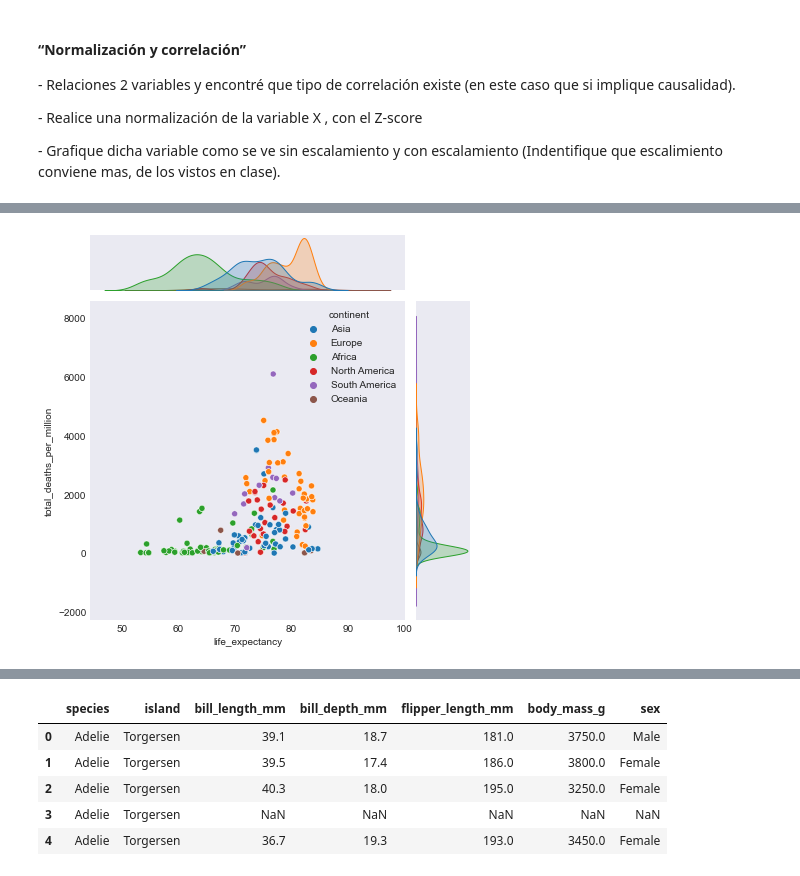
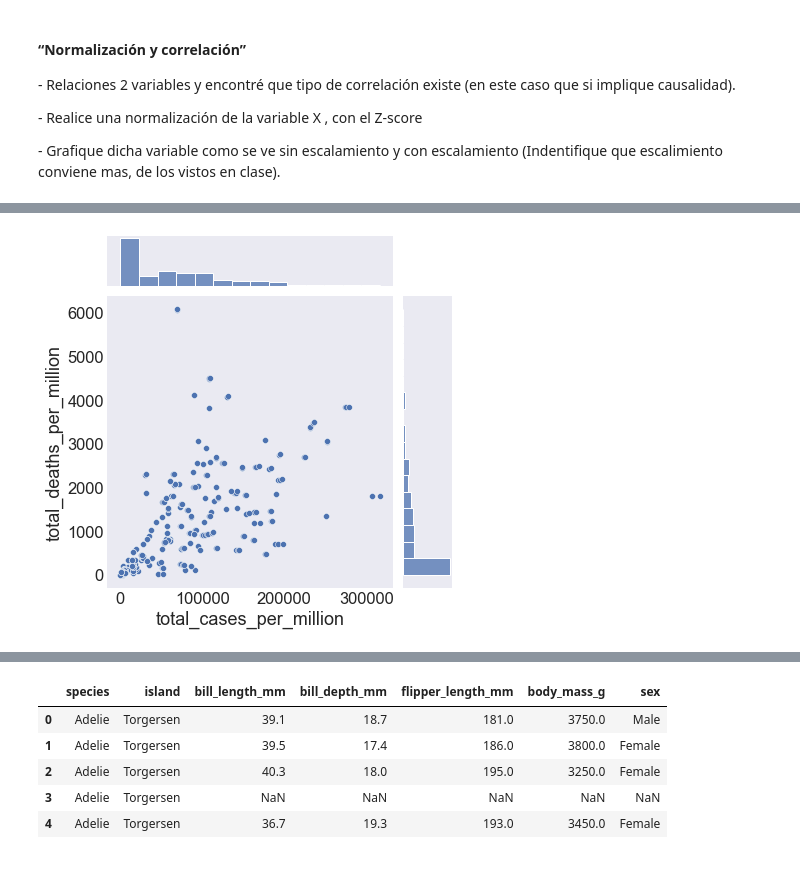
Before and after one commit to ClduranGuajardo/Curso_Ciencia_de_Datos_Kibernum, a Jupyter notebook: Evaluacion_Final_M4_Claudio_Duran/Evaluacion_Final_M4_Claudio_Duran.ipynb, the cells around one changed output, grey strips where cells are left out. Saved outputs shown, nothing was run; the diff lists cells and outputs as text; code cells hidden in the pictures.

```diff
--- a/Evaluacion_Final_M4_Claudio_Duran/Evaluacion_Final_M4_Claudio_Duran.ipynb
+++ b/Evaluacion_Final_M4_Claudio_Duran/Evaluacion_Final_M4_Claudio_Duran.ipynb
@@ -1194,5 +1281,6 @@ plt.show()
 # %%
-sns.jointplot(data=covid_2022_corr, x='life_expectancy', y='total_deaths_per_million', hue='continent')
+# Se eligió el DataFrame global de 2022 porque presenta una distribución sesgada a la izquierda
+sns.jointplot(data=covid_2022, x='total_cases_per_million', y='total_deaths_per_million')
 plt.show()
 # %% [output]
-[figure, old version]
+[figure, new version]
```
Also changed, not shown: parts of 111 cells of this notebook.
